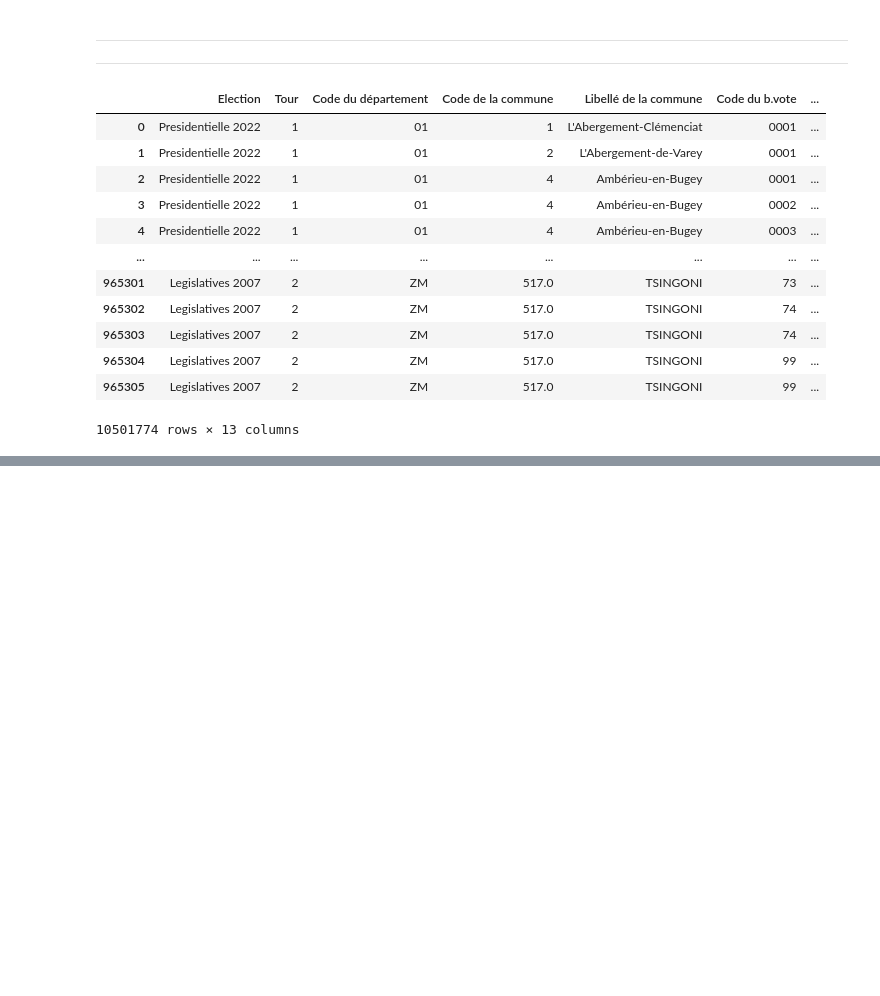
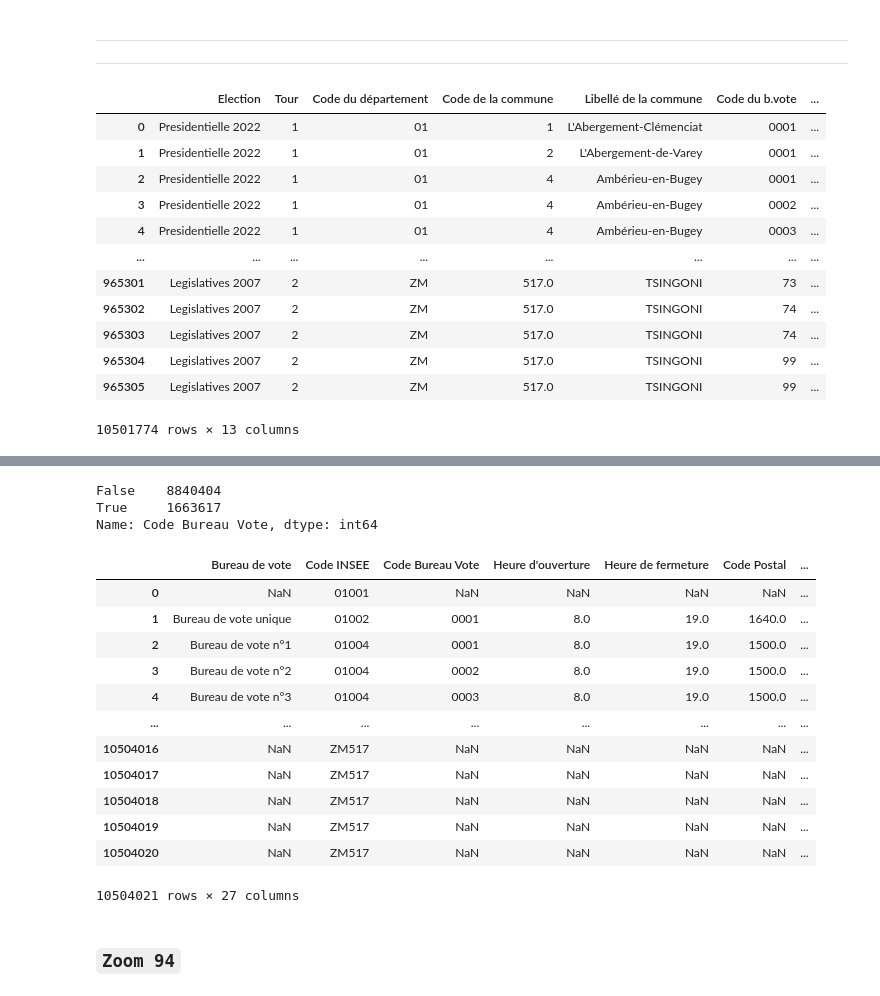
Before and after one commit to joevincentgaltie/donnees_electorales, a Jupyter notebook: notebook_principal.ipynb, the cells around one changed output, grey strips where cells are left out. Drawn from its saved outputs; the diff is of its cells as text; code cells hidden in the pictures; blank space fills up the shorter version.

```diff
--- a/notebook_principal.ipynb
+++ b/notebook_principal.ipynb
@@ -868,0 +968,22 @@ df
+# %%
+df1['Code Bureau Vote'].isna().value_counts()
+# %% [output]
+False    8840404
+True     1663617
+Name: Code Bureau Vote, dtype: int64
+# %%
+df1
+# %% [output]
+|  | Bureau de vote | Code INSEE | Code Bureau Vote | Heure d'ouverture | Heure de fermeture | Code Postal | ... |
+| 0 | NaN | 01001 | NaN | NaN | NaN | NaN | ... |
+| 1 | Bureau de vote unique | 01002 | 0001 | 8.0 | 19.0 | 1640.0 | ... |
+| 2 | Bureau de vote n°1 | 01004 | 0001 | 8.0 | 19.0 | 1500.0 | ... |
+| 3 | Bureau de vote n°2 | 01004 | 0002 | 8.0 | 19.0 | 1500.0 | ... |
+| 4 | Bureau de vote n°3 | 01004 | 0003 | 8.0 | 19.0 | 1500.0 | ... |
+| ... | ... | ... | ... | ... | ... | ... | ... |
+| 10504016 | NaN | ZM517 | NaN | NaN | NaN | NaN | ... |
+| 10504017 | NaN | ZM517 | NaN | NaN | NaN | NaN | ... |
+| 10504018 | NaN | ZM517 | NaN | NaN | NaN | NaN | ... |
+| 10504019 | NaN | ZM517 | NaN | NaN | NaN | NaN | ... |
+| 10504020 | NaN | ZM517 | NaN | NaN | NaN | NaN | ... |
+10504021 rows × 27 columns
@@ -868,0 +994,2 @@ df
+# %% [markdown]
+### `Zoom 94`
```
Also changed, not shown: parts of 36 cells of this notebook.
